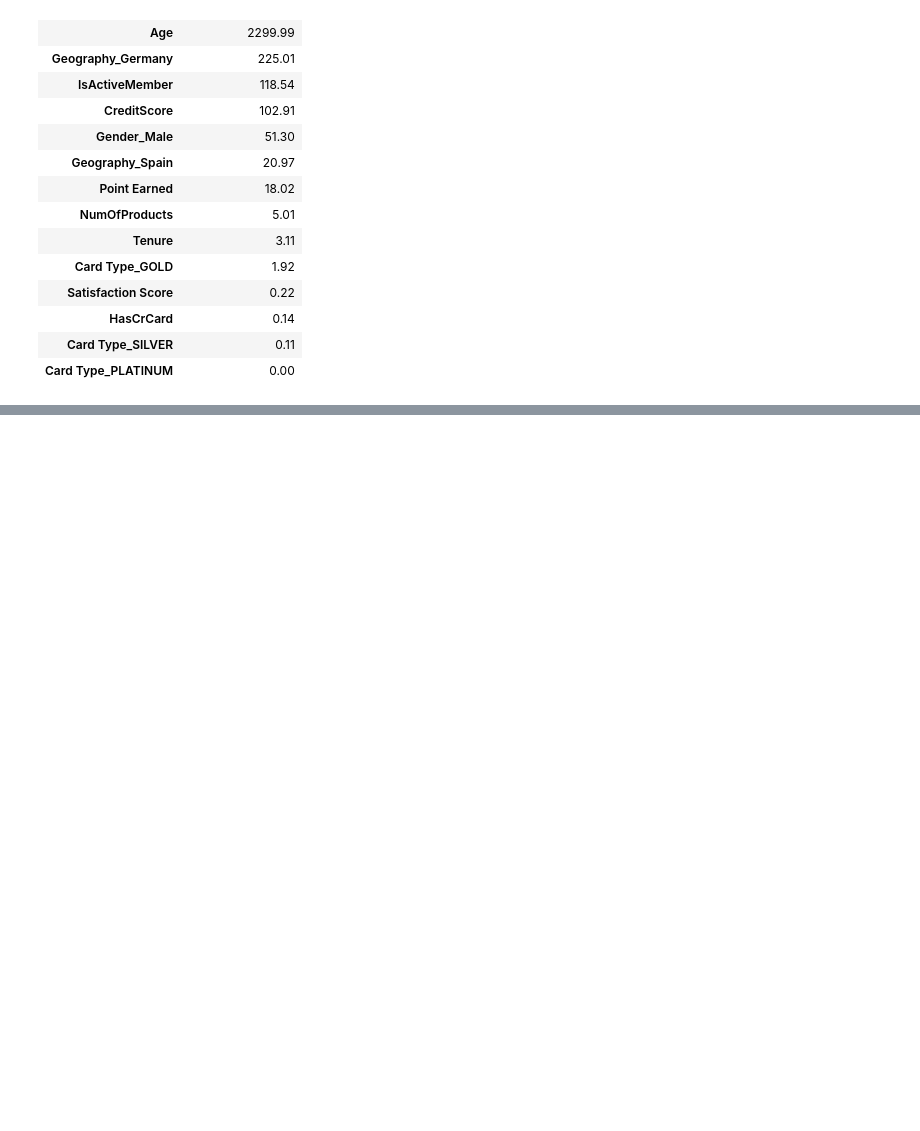
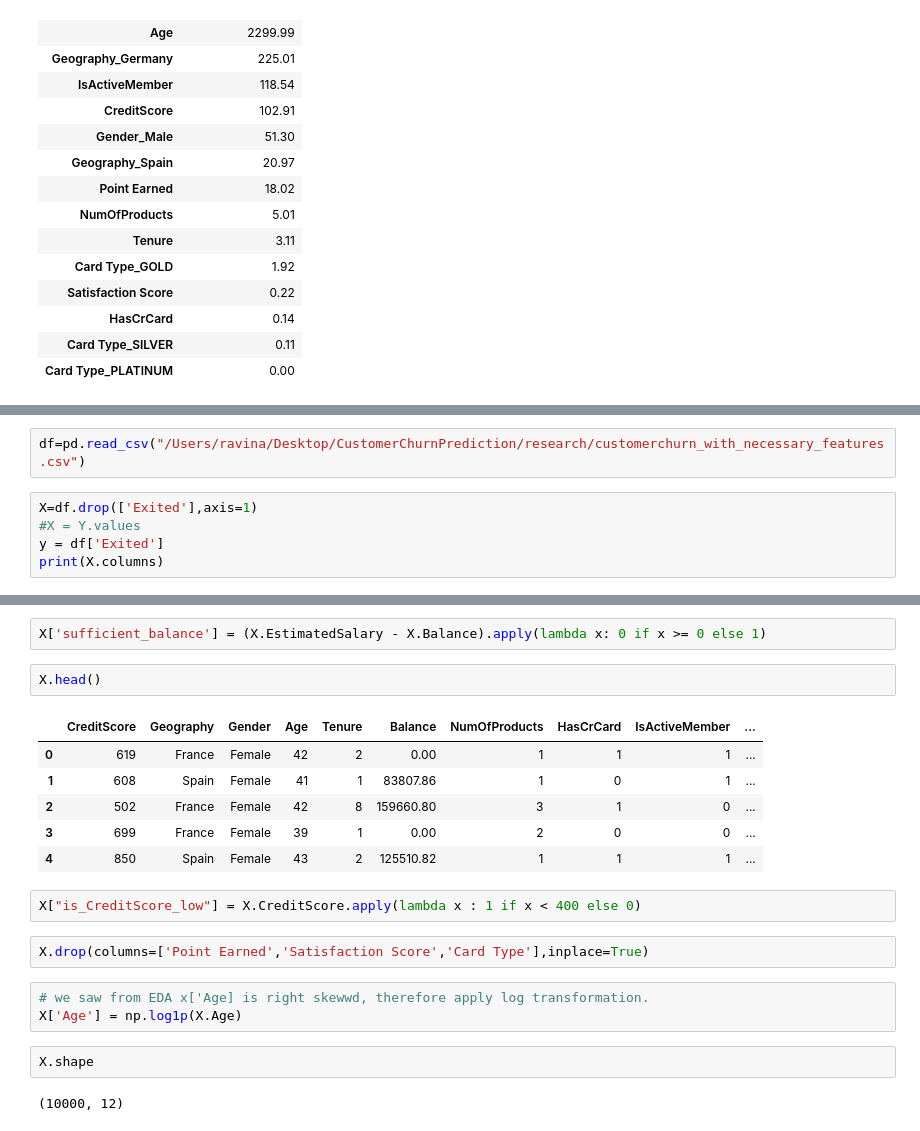
Before and after one commit to ravina029/CustomerChurnPrediction, a Jupyter notebook: research/Feature_Engineering_model_Building.ipynb, the cells around one changed output, grey strips where cells are left out. Saved outputs shown, nothing was run; the diff lists cells and outputs as text; blank space fills up the shorter version.

```diff
--- a/research/Feature_Engineering_model_Building.ipynb
+++ b/research/Feature_Engineering_model_Building.ipynb
@@ -444,0 +463,7 @@ featureScores.sort_values(by = 'Chi Squared Score', ascending = False).round(2)
+# %%
+df=pd.read_csv("/Users/ravina/Desktop/CustomerChurnPrediction/research/customerchurn_with_necessary_features.csv")
+# %%
+X=df.drop(['Exited'],axis=1)
+#X = Y.values
+y = df['Exited']
+print(X.columns)
@@ -444,0 +481,22 @@ featureScores.sort_values(by = 'Chi Squared Score', ascending = False).round(2)
+# %%
+X['sufficient_balance'] = (X.EstimatedSalary - X.Balance).apply(lambda x: 0 if x >= 0 else 1)
+# %%
+X.head()
+# %% [output]
+|  | CreditScore | Geography | Gender | Age | Tenure | Balance | NumOfProducts | HasCrCard | IsActiveMember | ... |
+| 0 | 619 | France | Female | 42 | 2 | 0.00 | 1 | 1 | 1 | ... |
+| 1 | 608 | Spain | Female | 41 | 1 | 83807.86 | 1 | 0 | 1 | ... |
+| 2 | 502 | France | Female | 42 | 8 | 159660.80 | 3 | 1 | 0 | ... |
+| 3 | 699 | France | Female | 39 | 1 | 0.00 | 2 | 0 | 0 | ... |
+| 4 | 850 | Spain | Female | 43 | 2 | 125510.82 | 1 | 1 | 1 | ... |
+# %%
+X["is_CreditScore_low"] = X.CreditScore.apply(lambda x : 1 if x < 400 else 0)
+# %%
+X.drop(columns=['Point Earned','Satisfaction Score','Card Type'],inplace=True)
+# %%
+# we saw from EDA x['Age] is right skewwd, therefore apply log transformation.
+X['Age'] = np.log1p(X.Age)
+# %%
+X.shape
+# %% [output]
+(10000, 12)
```
Also changed, not shown: parts of 43 cells of this notebook, 17 other files.
